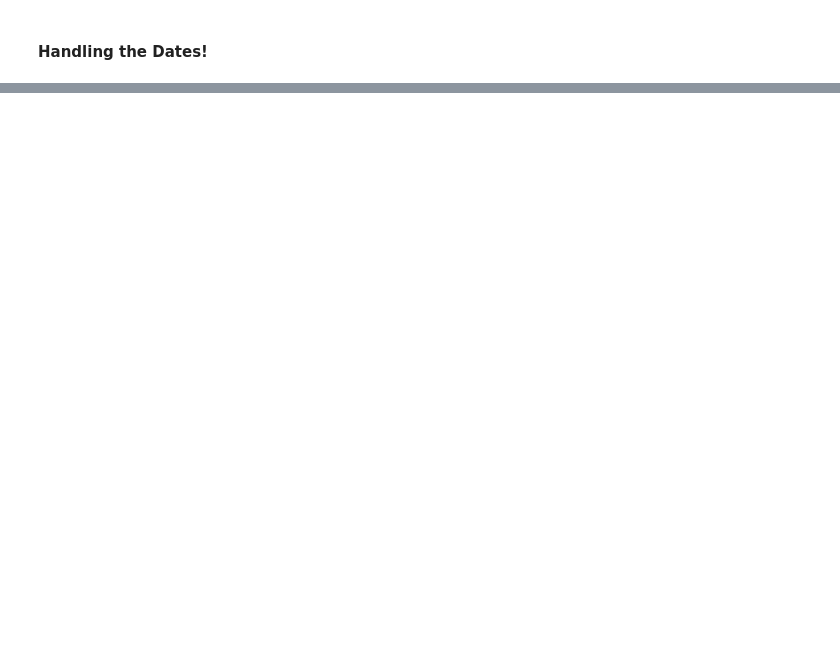
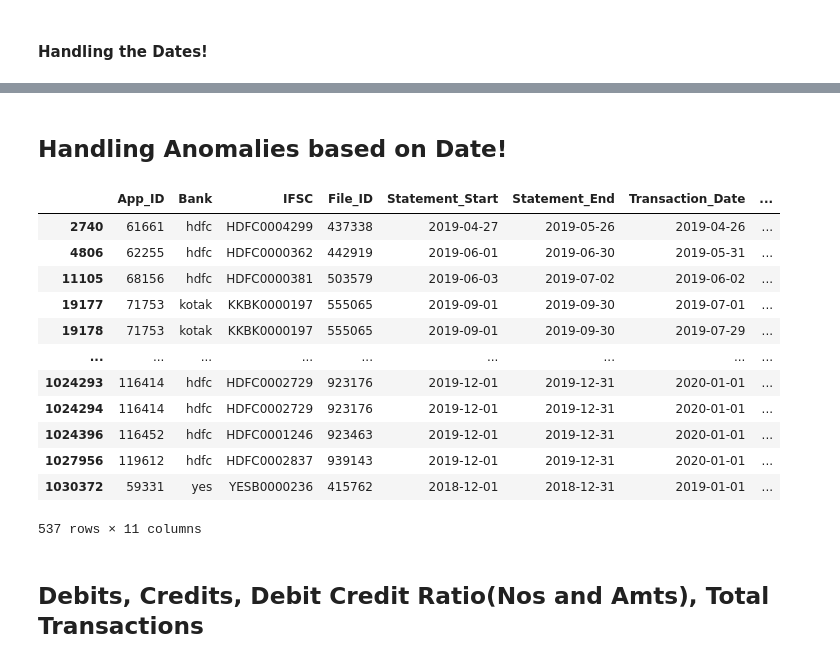
Before and after one commit to yqazw/bankStatementPrediction, a Jupyter notebook: bank_statement_based_prediction.ipynb, the cells around one changed output, grey strips where cells are left out. Saved outputs shown, nothing was run; the diff lists cells and outputs as text; code cells hidden in the pictures; blank space fills up the shorter version.

Commit message:
Pre anomaly handling and Feat. Engineering of Cred:Debt Ratios

```diff
--- a/bank_statement_based_prediction.ipynb
+++ b/bank_statement_based_prediction.ipynb
@@ -179,0 +253,26 @@ df.New_Transaction_Details.transform(lambda x:True if '@' in x else False)
+# %%
+df['New_Transaction_Details'] = df.Transaction_Details.transform(lambda X : re.sub(r"[^a-zA-Z/]+", "~", X))
+# %% [markdown]
+## Handling Anomalies based on Date!
+# %%
+anomaly_1 = df[df.Transaction_Date<df.Statement_Start]
+anomaly_2 = df[df.Transaction_Date>df.Statement_End]
+# %%
+anomalies = pd.concat([anomaly_1,anomaly_2])
+anomalies
+# %% [output]
+|  | App_ID | Bank | IFSC | File_ID | Statement_Start | Statement_End | Transaction_Date | ... |
+| 2740 | 61661 | hdfc | HDFC0004299 | 437338 | 2019-04-27 | 2019-05-26 | 2019-04-26 | ... |
+| 4806 | 62255 | hdfc | HDFC0000362 | 442919 | 2019-06-01 | 2019-06-30 | 2019-05-31 | ... |
+| 11105 | 68156 | hdfc | HDFC0000381 | 503579 | 2019-06-03 | 2019-07-02 | 2019-06-02 | ... |
+| 19177 | 71753 | kotak | KKBK0000197 | 555065 | 2019-09-01 | 2019-09-30 | 2019-07-01 | ... |
+| 19178 | 71753 | kotak | KKBK0000197 | 555065 | 2019-09-01 | 2019-09-30 | 2019-07-29 | ... |
+| ... | ... | ... | ... | ... | ... | ... | ... | ... |
+| 1024293 | 116414 | hdfc | HDFC0002729 | 923176 | 2019-12-01 | 2019-12-31 | 2020-01-01 | ... |
+| 1024294 | 116414 | hdfc | HDFC0002729 | 923176 | 2019-12-01 | 2019-12-31 | 2020-01-01 | ... |
+| 1024396 | 116452 | hdfc | HDFC0001246 | 923463 | 2019-12-01 | 2019-12-31 | 2020-01-01 | ... |
+| 1027956 | 119612 | hdfc | HDFC0002837 | 939143 | 2019-12-01 | 2019-12-31 | 2020-01-01 | ... |
+| 1030372 | 59331 | yes | YESB0000236 | 415762 | 2018-12-01 | 2018-12-31 | 2019-01-01 | ... |
+537 rows × 11 columns
+# %% [markdown]
+## Debits, Credits, Debit Credit Ratio(Nos and Amts), Total Transactions
```
Also changed, not shown: parts of 9 cells of this notebook.
